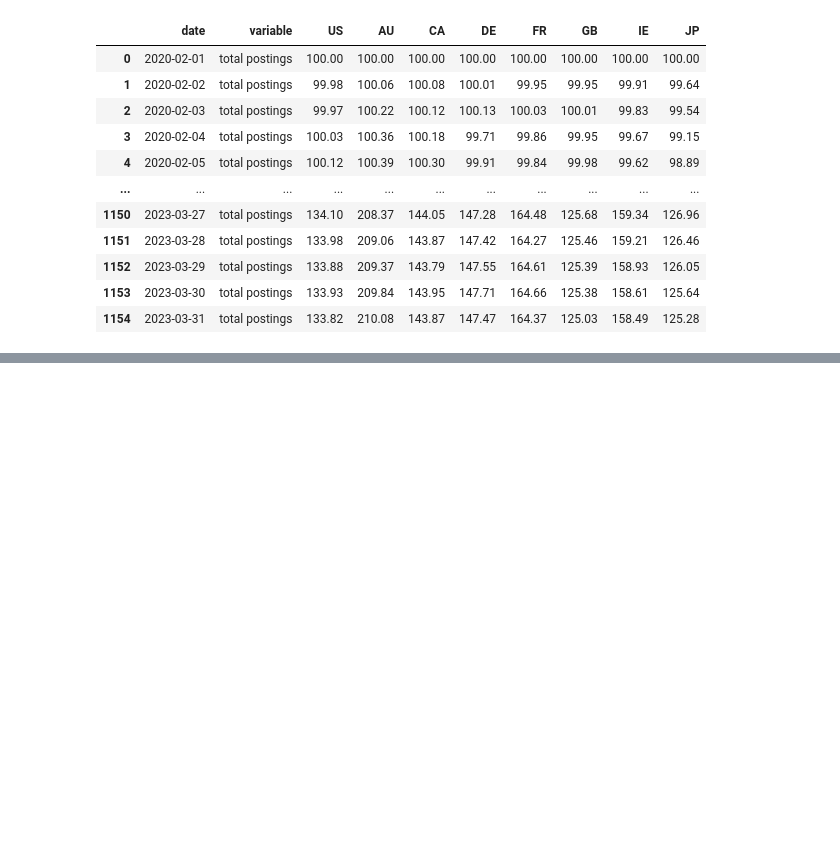
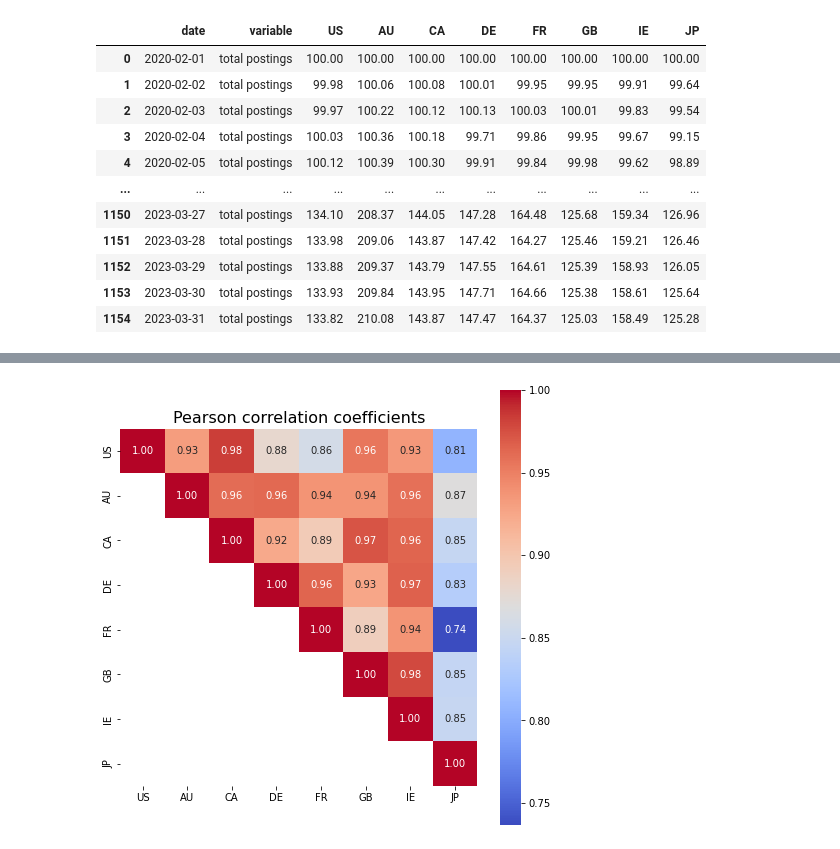
Before and after one commit to cchuang2009/2022-1, a Jupyter notebook: Python_IM/2023-2/Week-9_SQL.ipynb, the cells around one changed output, grey strips where cells are left out. Drawn from its saved outputs; the diff is of its cells as text; code cells hidden in the pictures; blank space fills up the shorter version.

```diff
--- a/Python_IM/2023-2/Week-9_SQL.ipynb
+++ b/Python_IM/2023-2/Week-9_SQL.ipynb
@@ -362,0 +527,20 @@ See Full Dataframe in Mito
+# %%
+# Create a heatmap of the Pearson correlation coefficients
+
+# Compute the Pearson correlation coefficient between each pair of columns
+pearson_corrs = np.zeros((len(columns), len(columns)))
+for i, col1 in tqdm(enumerate(columns), total=len(columns)):
+    for j, col2 in enumerate(columns):
+        if i <= j:
+            corr, _ = pearsonr(df_weekly[col1], df_weekly[col2])
+            pearson_corrs[i,j] = corr
+
+# Create a heatmap of the Pearson correlation coefficients
+plt.figure(figsize=[8,8])
+mask = np.zeros_like(pearson_corrs, dtype=bool)
+mask[np.triu_indices_from(mask)] = True
+sns.heatmap(pearson_corrs, mask=~mask, cmap='coolwarm', annot=True, fmt='.2f', square=True, xticklabels=columns, yticklabels=columns)
+
+plt.title('Pearson correlation coefficients',size=16);
+# %% [output]
+[figure, added]
```
Also changed, not shown: parts of 16 cells of this notebook.
